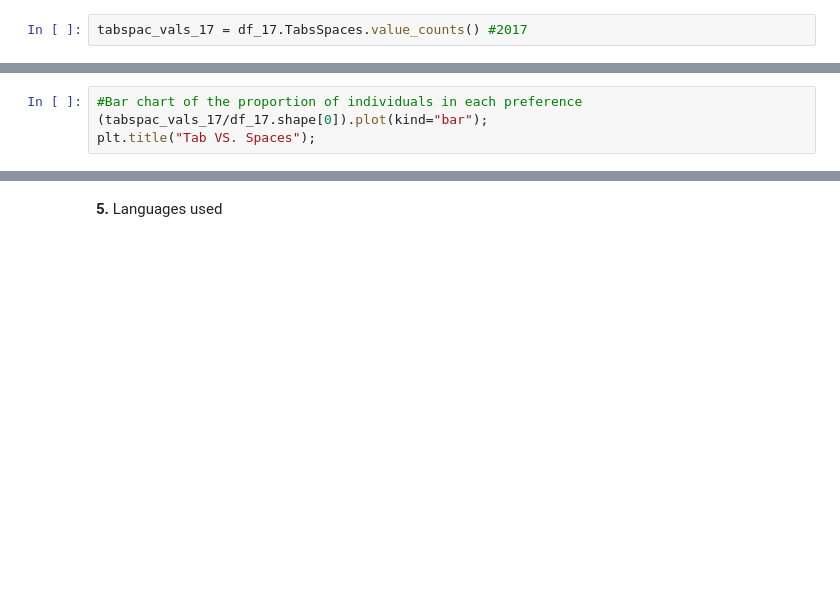
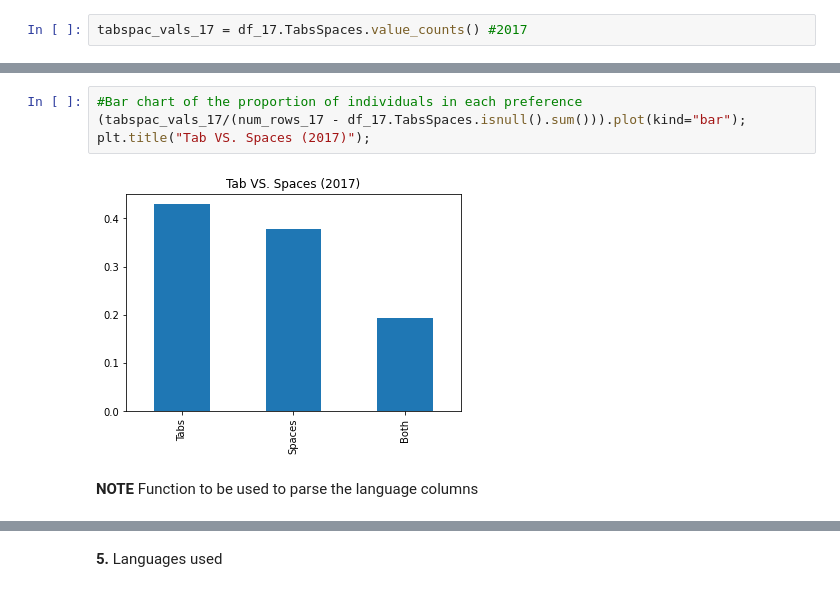
Before and after one commit to Data-Science-NDegree-MRusso/DSND-P1-Data-Exploration, a Jupyter notebook: code/Some Look at Different Data.ipynb, the cells around one changed output, grey strips where cells are left out. Drawn from its saved outputs; the diff is of its cells as text; blank space fills up the shorter version.

```diff
--- a/code/Some Look at Different Data.ipynb
+++ b/code/Some Look at Different Data.ipynb
@@ -60,4 +92,8 @@ tabspac_vals_17 = df_17.TabsSpaces.value_counts() #2017
 # %%
 #Bar chart of the proportion of individuals in each preference
-(tabspac_vals_17/df_17.shape[0]).plot(kind="bar");
-plt.title("Tab VS. Spaces");
+(tabspac_vals_17/(num_rows_17 - df_17.TabsSpaces.isnull().sum())).plot(kind="bar");
+plt.title("Tab VS. Spaces (2017)");
+# %% [output]
+[figure, added]
+# %% [markdown]
+**NOTE** Function to be used to parse the language columns
```
Also changed, not shown: parts of 23 cells of this notebook, 4 other files.
